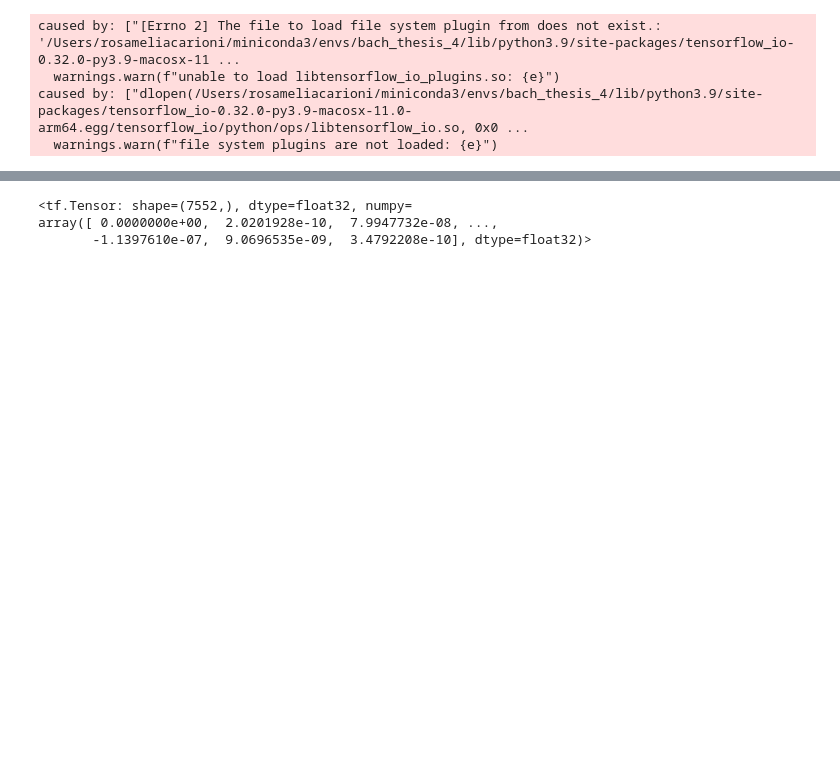
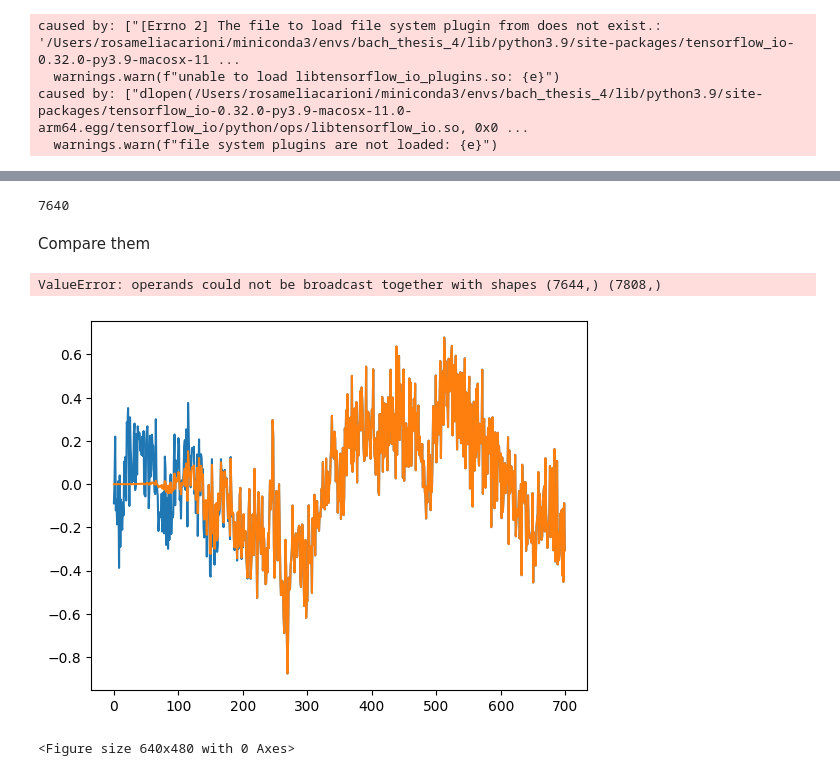
Before and after one commit to RosameliaCarioni/bachelor_thesis_gunshot_detection, a Jupyter notebook: testing_transformation_fourier.ipynb, the cells around one changed output, grey strips where cells are left out. Cells and saved outputs as stored; diff of their text form; code cells hidden in the pictures; blank space fills up the shorter version.

```diff
--- a/testing_transformation_fourier.ipynb
+++ b/testing_transformation_fourier.ipynb
@@ -8,14 +8,8 @@ caused by: ["[Errno 2] The file to load file system plugin from does not exist.:
 caused by: ["dlopen(/Users/rosameliacarioni/miniconda3/envs/bach_thesis_4/lib/python3.9/site-packages/tensorflow_io-0.32.0-py3.9-macosx-11.0-arm64.egg/tensorflow_io/python/ops/libtensorflow_io.so, 0x0 ...
   warnings.warn(f"file system plugins are not loaded: {e}")
 # %%
-def convert_to_spectogram(wave):
-     # Create spectogram
-    # 1. Fast fourier transform
-    spectrogram = tf.signal.stft(wave, frame_length=256, frame_step=128,  window_fn=tf.signal.inverse_stft_window_fn(frame_step))  # Paper: 'Automated detection of gunshots in tropical forests using CNN'
-    # frame_length =  window length in samples
-    # frame_step = number of samples to step
-    # 'Time frequency compromise'
-    # if window size is small: you get good time resolution in exchange of poor frequency resolution
+def convert_to_spectrogram(wave):
+    spectrogram = tf.signal.stft(wave, frame_length=256, frame_step=8, fft_length = 256)  # Paper: 'Automated detection of gunshots in tropical forests using CNN'
 
     # 2. Obtain the magnitude of the STFT
     # spectrogram = tf.abs(spectrogram)
@@ -36,4 +29,4 @@ def read_in_data(file_name, label):
 file = '/Users/rosameliacarioni/University/Thesis/code/data/train/Clips_ELP/ecoguns0.wav'
 # %%
 wave, label = read_in_data(file, 1)
-spect= convert_to_spectogram(wave)
+spect= convert_to_spectrogram(wave)
@@ -68,9 +57,12 @@ array([[-1.09455156e+01 +0.j        ,  2.51917267e+00-10.109248j  ,
 # %%
 frame_length=256
-frame_step=128
+frame_step=8
+fft_length = 256
 
-waveform = tf.random.normal(dtype=tf.float32, shape=[1000])
-stft = tf.signal.stft(waveform, frame_length, frame_step)
-inverse_stft = tf.signal.inverse_stft(
-    stft, frame_length, frame_step,
-    window_fn=tf.signal.inverse_stft_window_fn(frame_step))
+result = tf.signal.inverse_stft(
+    spect,
+    frame_length,
+    frame_step,
+    fft_length,
+    window_fn=tf.signal.inverse_stft_window_fn(frame_step),
+)
@@ -92,6 +69,23 @@ waveform = tf.signal.inverse_stft(spect, frame_length, frame_step, window_fn=tf.
-# %%
-waveform
-# %% [output]
-<tf.Tensor: shape=(7552,), dtype=float32, numpy=
-array([ 0.0000000e+00,  2.0201928e-10,  7.9947732e-08, ...,
-       -1.1397610e-07,  9.0696535e-09,  3.4792208e-10], dtype=float32)>
+# %%
+len(result)
+# %% [output]
+7640
+# %% [markdown]
+Compare them
+# %%
+import numpy as np
+
+tolerance = 1e-6  # set a tolerance
+equal = np.allclose(wave.numpy(), result.numpy(), atol=tolerance)
+equal
+# %% [output]
+ValueError: operands could not be broadcast together with shapes (7644,) (7808,)
+# %%
+import matplotlib.pyplot as plt
+plt.plot(wave[:700])
+plt.plot(result[:700])
+plt.show()
+plt.clf()
+# %% [output]
+[figure, added]
+<Figure size 640x480 with 0 Axes>
```
Also changed, not shown: parts of 9 cells of this notebook, 15 other files.
